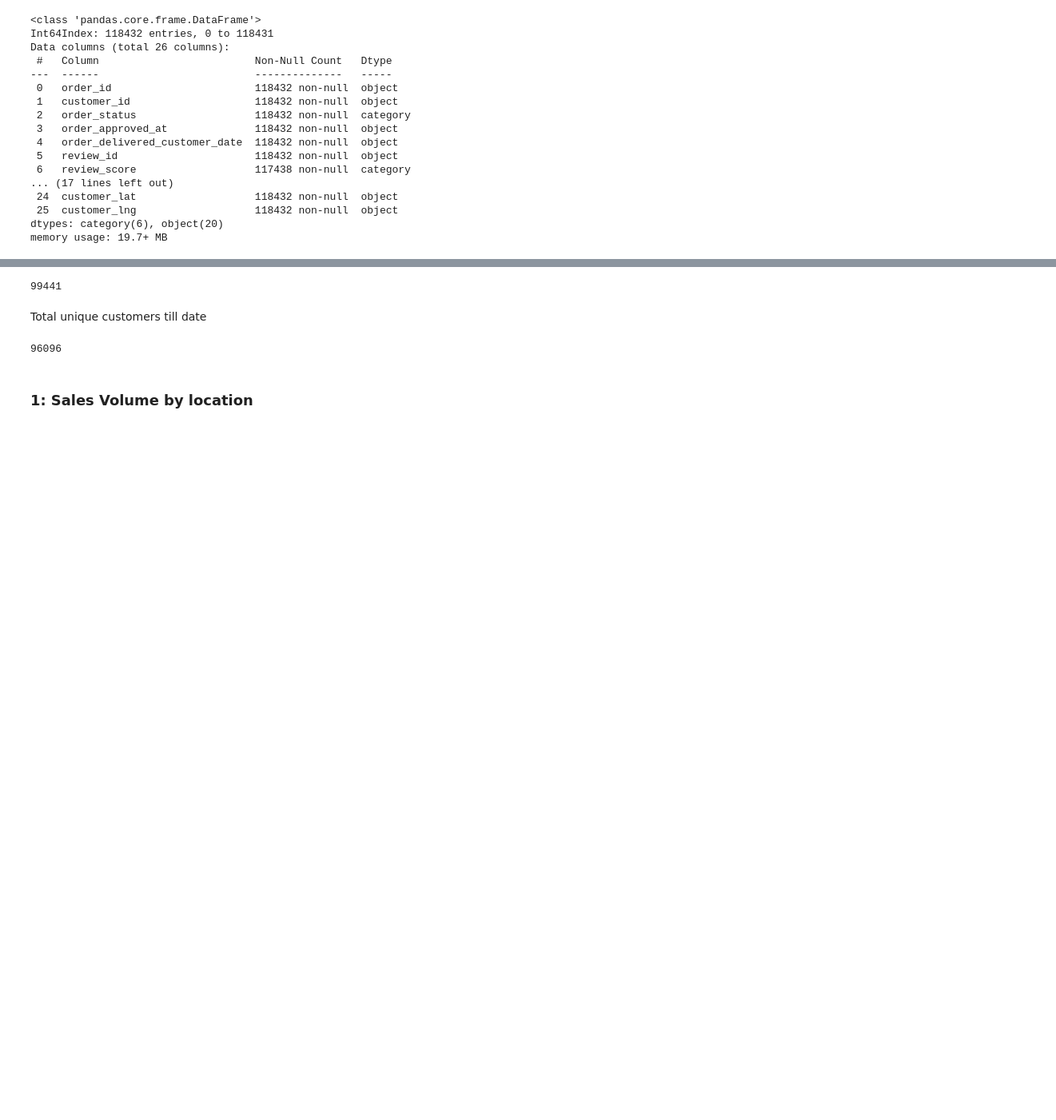
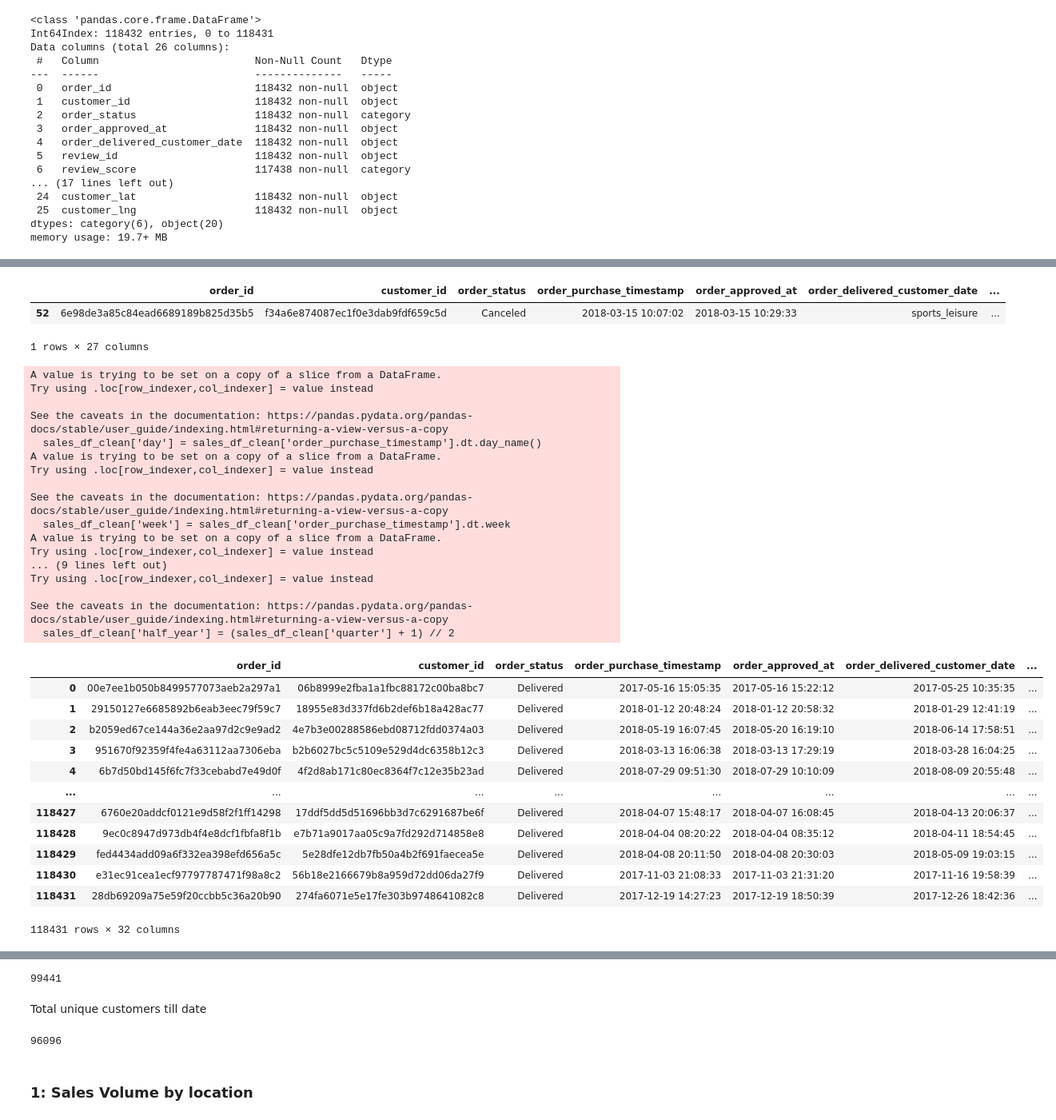
Before and after one commit to KennethOdoh/olist_kpi_dashboard, a Jupyter notebook: olist_ecommerce.ipynb, the cells around one changed output, grey strips where cells are left out. Shown at 80% size. Cells and saved outputs as stored; diff of their text form; code cells hidden in the pictures; blank space fills up the shorter version.

Commit message:
Unressolved Issue: sports_leisure in payment_value

```diff
--- a/olist_ecommerce.ipynb
+++ b/olist_ecommerce.ipynb
@@ -916,0 +873,8 @@ See the caveats in the documentation: https://pandas.pydata.org/pandas-docs/stab
+# %%
+# This row contains bad data
+# 'sports_leisure' across multiple columns
+sales_df_clean[sales_df_clean.order_id == '6e98de3a85c84ead6689189b825d35b5']
+# %% [output]
+|  | order_id | customer_id | order_status | order_purchase_timestamp | order_approved_at | order_delivered_customer_date | ... |
+| 52 | 6e98de3a85c84ead6689189b825d35b5 | f34a6e874087ec1f0e3dab9fdf659c5d | Canceled | 2018-03-15 10:07:02 | 2018-03-15 10:29:33 | sports_leisure | ... |
+1 rows × 27 columns
@@ -917,3 +889,45 @@ See the caveats in the documentation: https://pandas.pydata.org/pandas-docs/stab
+# %%
+# Add date dimension
+# This will enable us apply filters using different time-based factors such as year, month, quarter, etc.
+# Please ignore warning in the output
+
+sales_df_clean['day'] = sales_df_clean['order_purchase_timestamp'].dt.day_name()
+sales_df_clean['week'] = sales_df_clean['order_purchase_timestamp'].dt.week
+sales_df_clean['quarter'] = sales_df_clean['order_purchase_timestamp'].dt.quarter
+sales_df_clean['year'] = sales_df_clean['order_purchase_timestamp'].dt.year
+sales_df_clean['half_year'] = (sales_df_clean['quarter'] + 1) // 2
+sales_df_clean
+# %% [output]
+A value is trying to be set on a copy of a slice from a DataFrame.
+Try using .loc[row_indexer,col_indexer] = value instead
+
+See the caveats in the documentation: https://pandas.pydata.org/pandas-docs/stable/user_guide/indexing.html#returning-a-view-versus-a-copy
+  sales_df_clean['day'] = sales_df_clean['order_purchase_timestamp'].dt.day_name()
+A value is trying to be set on a copy of a slice from a DataFrame.
+Try using .loc[row_indexer,col_indexer] = value instead
+
+See the caveats in the documentation: https://pandas.pydata.org/pandas-docs/stable/user_guide/indexing.html#returning-a-view-versus-a-copy
+  sales_df_clean['week'] = sales_df_clean['order_purchase_timestamp'].dt.week
+A value is trying to be set on a copy of a slice from a DataFrame.
+Try using .loc[row_indexer,col_indexer] = value instead
+... (9 lines left out)
+Try using .loc[row_indexer,col_indexer] = value instead
+
+See the caveats in the documentation: https://pandas.pydata.org/pandas-docs/stable/user_guide/indexing.html#returning-a-view-versus-a-copy
+  sales_df_clean['half_year'] = (sales_df_clean['quarter'] + 1) // 2
+|  | order_id | customer_id | order_status | order_purchase_timestamp | order_approved_at | order_delivered_customer_date | ... |
+| 0 | 00e7ee1b050b8499577073aeb2a297a1 | 06b8999e2fba1a1fbc88172c00ba8bc7 | Delivered | 2017-05-16 15:05:35 | 2017-05-16 15:22:12 | 2017-05-25 10:35:35 | ... |
+| 1 | 29150127e6685892b6eab3eec79f59c7 | 18955e83d337fd6b2def6b18a428ac77 | Delivered | 2018-01-12 20:48:24 | 2018-01-12 20:58:32 | 2018-01-29 12:41:19 | ... |
+| 2 | b2059ed67ce144a36e2aa97d2c9e9ad2 | 4e7b3e00288586ebd08712fdd0374a03 | Delivered | 2018-05-19 16:07:45 | 2018-05-20 16:19:10 | 2018-06-14 17:58:51 | ... |
+| 3 | 951670f92359f4fe4a63112aa7306eba | b2b6027bc5c5109e529d4dc6358b12c3 | Delivered | 2018-03-13 16:06:38 | 2018-03-13 17:29:19 | 2018-03-28 16:04:25 | ... |
+| 4 | 6b7d50bd145f6fc7f33cebabd7e49d0f | 4f2d8ab171c80ec8364f7c12e35b23ad | Delivered | 2018-07-29 09:51:30 | 2018-07-29 10:10:09 | 2018-08-09 20:55:48 | ... |
+| ... | ... | ... | ... | ... | ... | ... | ... |
+| 118427 | 6760e20addcf0121e9d58f2f1ff14298 | 17ddf5dd5d51696bb3d7c6291687be6f | Delivered | 2018-04-07 15:48:17 | 2018-04-07 16:08:45 | 2018-04-13 20:06:37 | ... |
+| 118428 | 9ec0c8947d973db4f4e8dcf1fbfa8f1b | e7b71a9017aa05c9a7fd292d714858e8 | Delivered | 2018-04-04 08:20:22 | 2018-04-04 08:35:12 | 2018-04-11 18:54:45 | ... |
+| 118429 | fed4434add09a6f332ea398efd656a5c | 5e28dfe12db7fb50a4b2f691faecea5e | Delivered | 2018-04-08 20:11:50 | 2018-04-08 20:30:03 | 2018-05-09 19:03:15 | ... |
+| 118430 | e31ec91cea1ecf97797787471f98a8c2 | 56b18e2166679b8a959d72dd06da27f9 | Delivered | 2017-11-03 21:08:33 | 2017-11-03 21:31:20 | 2017-11-16 19:58:39 | ... |
+| 118431 | 28db69209a75e59f20ccbb5c36a20b90 | 274fa6071e5e17fe303b9748641082c8 | Delivered | 2017-12-19 14:27:23 | 2017-12-19 18:50:39 | 2017-12-26 18:42:36 | ... |
+118431 rows × 32 columns
 # %%
 # OPTIONAL
 # Now, let's export our cleaned data
```
Also changed, not shown: parts of 31 cells of this notebook, 1 other file.
